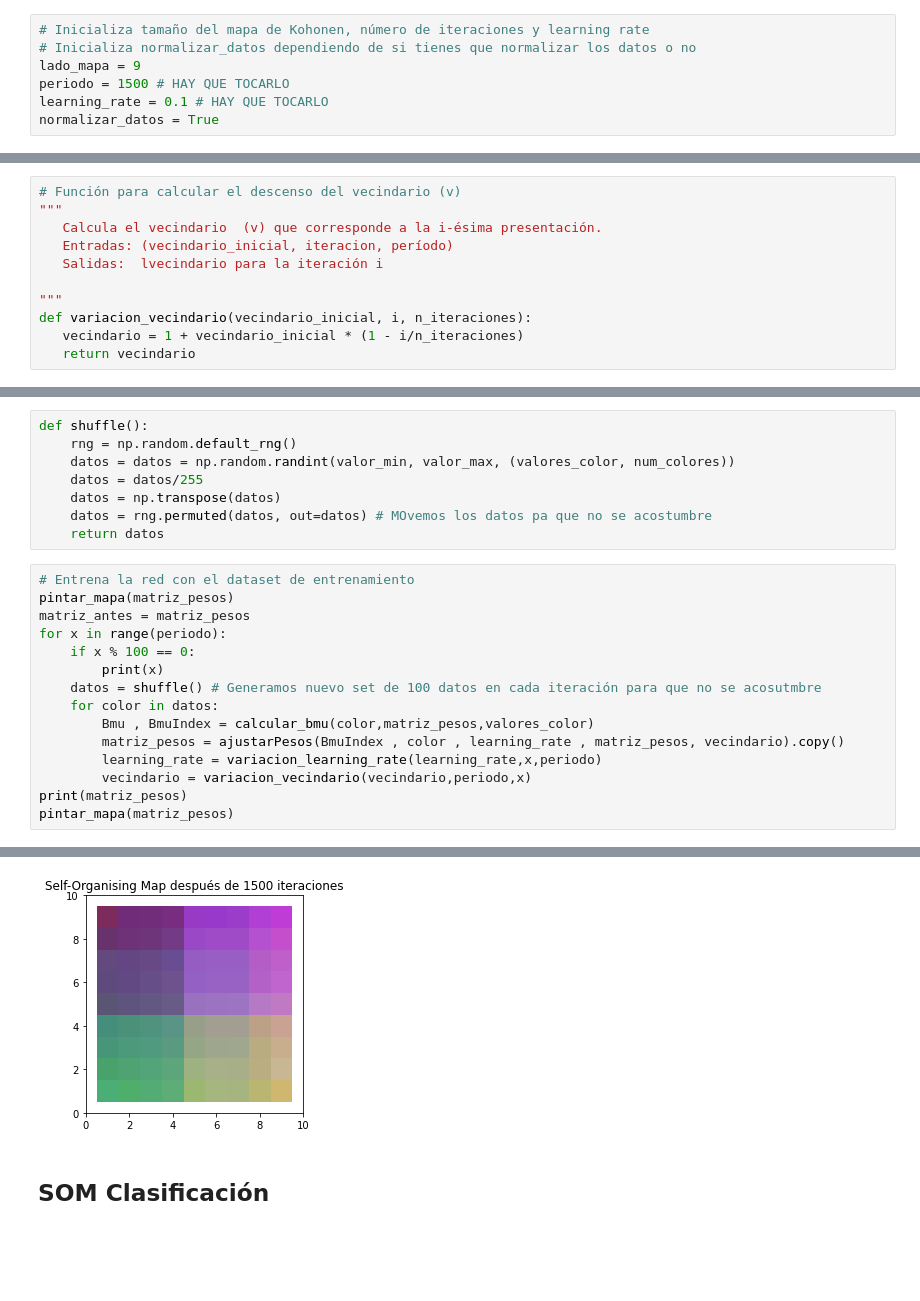
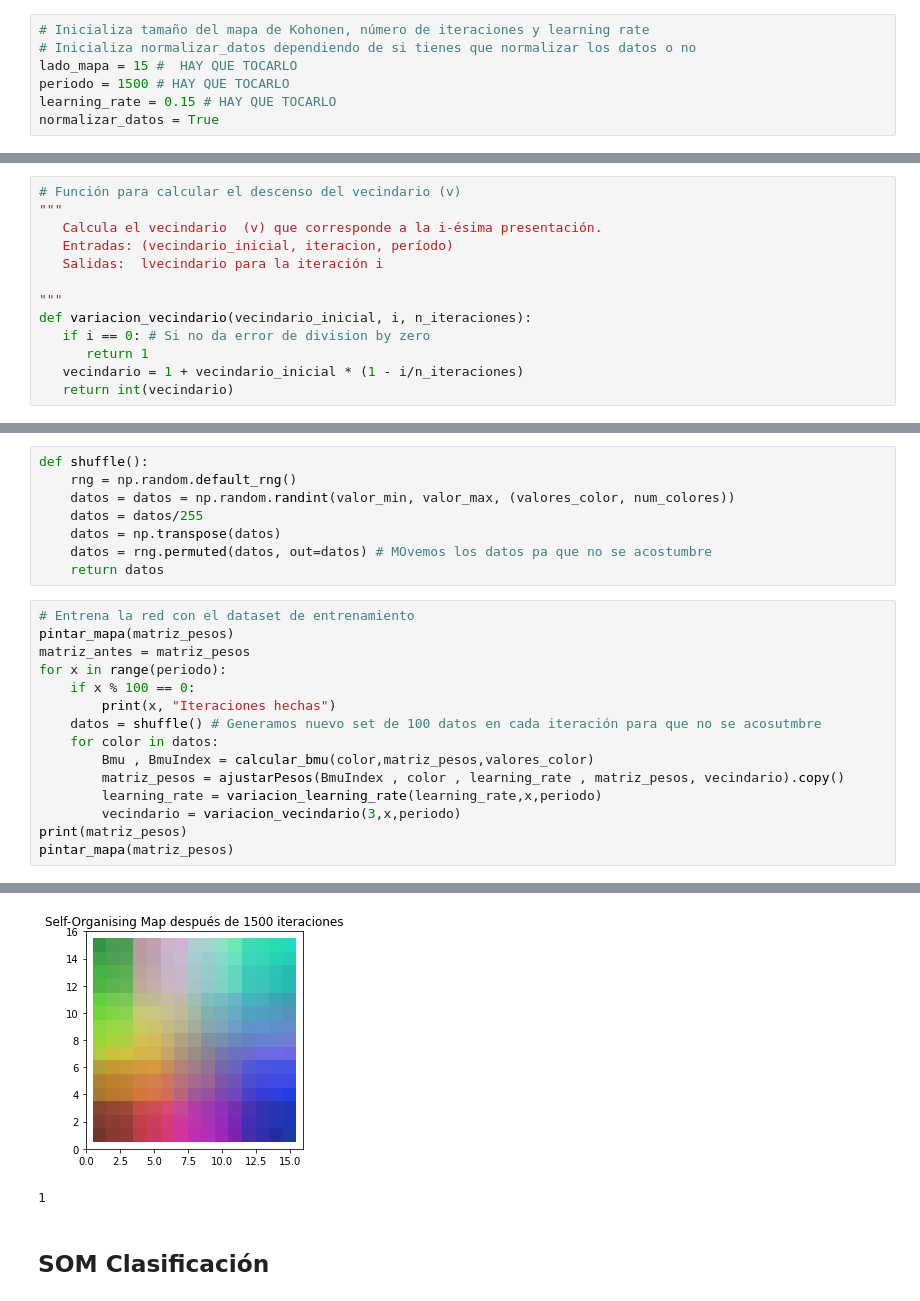
Before and after one commit to niiixx/pr1_colores_IAII, a Jupyter notebook: colores/L1P1-SOM_colores.ipynb, the cells around one changed output, grey strips where cells are left out. Cells and saved outputs as stored; diff of their text form; blank space fills up the shorter version.

```diff
--- a/colores/L1P1-SOM_colores.ipynb
+++ b/colores/L1P1-SOM_colores.ipynb
@@ -25,9 +25,9 @@ datos = np.random.randint(valor_min, valor_max, (valores_color, num_colores))
 # %%
 # Inicializa tamaño del mapa de Kohonen, número de iteraciones y learning rate
 # Inicializa normalizar_datos dependiendo de si tienes que normalizar los datos o no
-lado_mapa = 9
+lado_mapa = 15 #  HAY QUE TOCARLO
 periodo = 1500 # HAY QUE TOCARLO
-learning_rate = 0.1 # HAY QUE TOCARLO
+learning_rate = 0.15 # HAY QUE TOCARLO
 normalizar_datos = True
 # %% [markdown]
 #### A partir de este punto solo hay cálculos. No se introducen más valores "a mano"
@@ -93,8 +93,10 @@ def variacion_learning_rate(lr_inicial, i, n_iteraciones):
 
 """
 def variacion_vecindario(vecindario_inicial, i, n_iteraciones):
+   if i == 0: # Si no da error de division by zero
+      return 1
    vecindario = 1 + vecindario_inicial * (1 - i/n_iteraciones)
-   return vecindario
+   return int(vecindario)
 # %%
 # Función para calcular el descenso del coeficiente de aprendizaje (eta) en función de la distancia a la BMU
 """
@@ -157,13 +159,13 @@ pintar_mapa(matriz_pesos)
 matriz_antes = matriz_pesos
 for x in range(periodo):
     if x % 100 == 0:
-        print(x)
+        print(x, "Iteraciones hechas")
     datos = shuffle() # Generamos nuevo set de 100 datos en cada iteración para que no se acosutmbre
     for color in datos:
         Bmu , BmuIndex = calcular_bmu(color,matriz_pesos,valores_color)
         matriz_pesos = ajustarPesos(BmuIndex , color , learning_rate , matriz_pesos, vecindario).copy()
         learning_rate = variacion_learning_rate(learning_rate,x,periodo)
-        vecindario = variacion_vecindario(vecindario,periodo,x)
+        vecindario = variacion_vecindario(3,x,periodo)
 print(matriz_pesos)
 pintar_mapa(matriz_pesos)
 # %% [output]
@@ -186,4 +190,5 @@ pintar_mapa(matriz_pesos)
-[figure, old version]
+[figure, new version]
+1
 # %% [markdown]
 ## SOM Clasificación
 # %%
```
Also changed, not shown: parts of 1 cell of this notebook.
